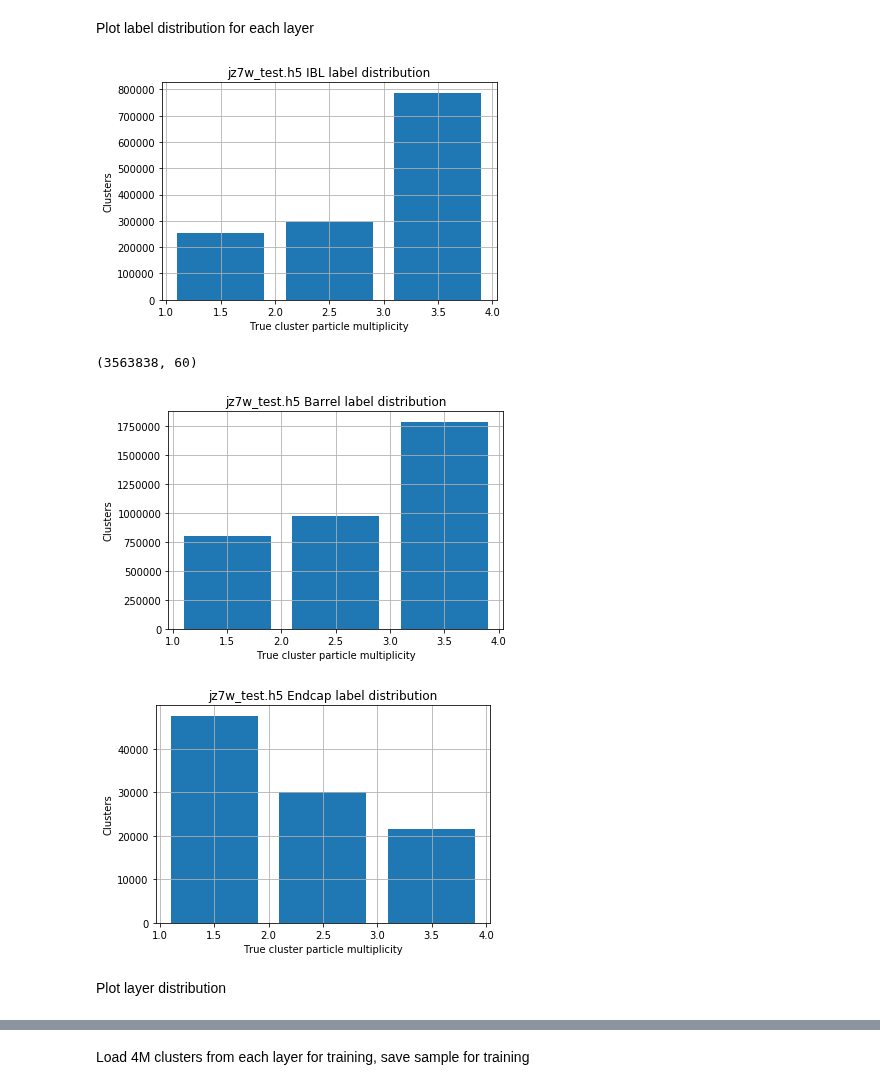
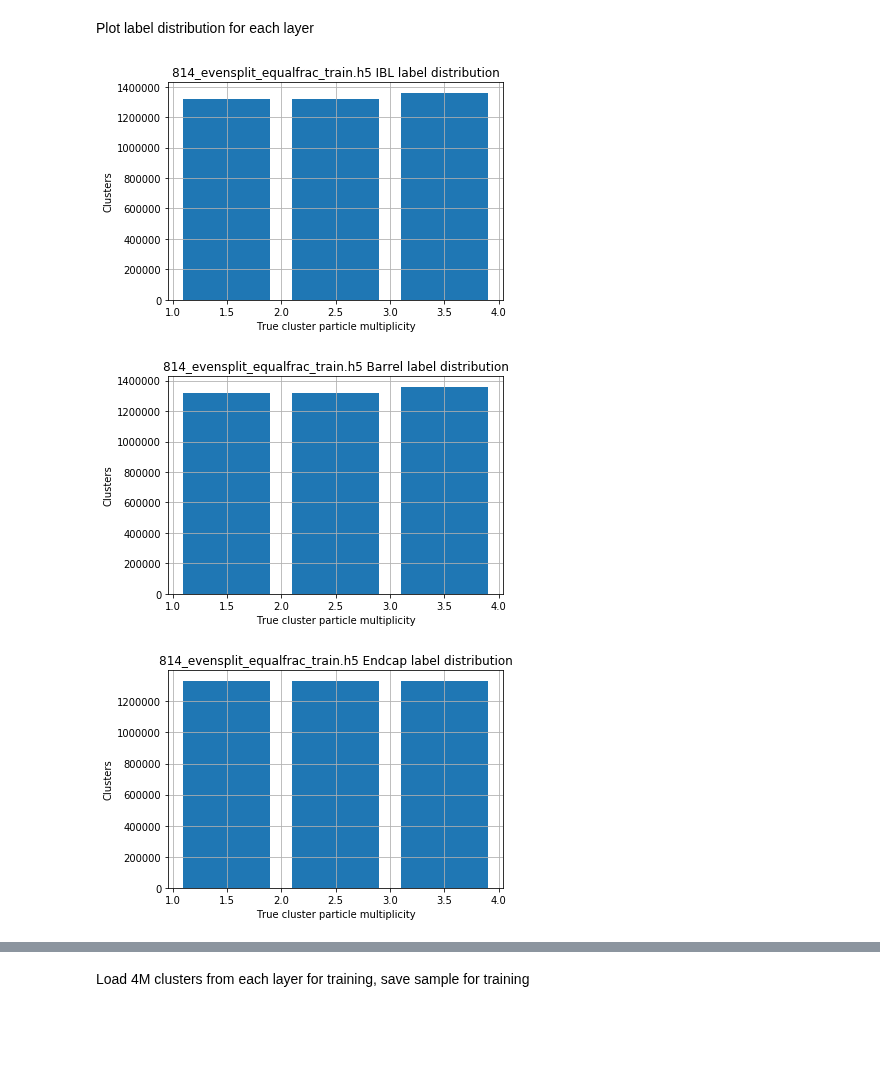
Before and after one commit to Chkoda/pixel-NN, a Jupyter notebook: Split Dataset.ipynb, the cells around one changed output, grey strips where cells are left out. Cells and saved outputs as stored; diff of their text form; code cells hidden in the pictures; blank space fills up the shorter version.

Commit message:
814 model train, clean directories

```diff
--- a/Split Dataset.ipynb
+++ b/Split Dataset.ipynb
@@ -30,12 +31,13 @@ args = Option(
 
 Load from one file
 # %%
-infile = 'jz7w_test.h5'
+datadir = 'data/'
+infile = '814_evensplit_equalfrac_train.h5'
 #infile = 'newjz7wwithoutflip.h5'
 
 logging.info(f'Loading data from data/{infile}')
 
-with h5.File('data/'+infile, 'r') as data:
+with h5.File(datadir+infile, 'r') as data:
     data_x = data['input'][()]
     data_y = data['target'][()]
 # %% [markdown]
@@ -62,63 +90,41 @@ plt.close()
 # %% [markdown]
 Plot label distribution for each layer
 # %%
-IBLMask = np.logical_and(data_x[:,56]==0, data_x[:,57]==0)
-data_y_copy = np.copy(data_y[IBLMask])
-data_y_copy[:,1] *= 2
-data_y_copy[:,2] *= 3
-data_y_copy = data_y_copy[:,0] + data_y_copy[:,1] + data_y_copy[:,2]
-hist = np.histogram(data_y_copy, bins=[0,1.5,2.5,3.5])
+hist = np.histogram(data_y_copy[IBLMask], bins=[0,1.5,2.5,3.5])
 
 plt.bar(hist[1][1:], hist[0])
 plt.ylabel(f"Clusters")
 plt.xlabel(f"True cluster particle multiplicity")
 plt.grid(True)
 plt.title(f'{infile} IBL label distribution')
-plt.savefig(f'output/{infile}_IBL_label_distribution.png')
+plt.savefig(f'{outDir}{infile}_IBL_label_distribution.png')
 plt.show()
 plt.close()
 # %% [output]
-[figure, old version]
+[figure, new version]
-# %%
-BarrelMask = np.logical_and(data_x[:,56]!=0, data_x[:,57]==0)
-data_x[BarrelMask].shape
-# %% [output]
-(3563838, 60)
 # %%
-BarrelMask = np.logical_and(data_x[:,56]!=0, data_x[:,57]==0)
-data_y_copy = np.copy(data_y[BarrelMask])
-data_y_copy[:,1] *= 2
-data_y_copy[:,2] *= 3
-data_y_copy = data_y_copy[:,0] + data_y_copy[:,1] + data_y_copy[:,2]
-hist = np.histogram(data_y_copy, bins=[0,1.5,2.5,3.5])
+hist = np.histogram(data_y_copy[BarrelMask], bins=[0,1.5,2.5,3.5])
 
 plt.bar(hist[1][1:], hist[0])
 plt.ylabel(f"Clusters")
 plt.xlabel(f"True cluster particle multiplicity")
 plt.grid(True)
 plt.title(f'{infile} Barrel label distribution')
-plt.savefig(f'output/{infile}_Barrel_label_distribution.png')
+plt.savefig(f'{outDir}{infile}_Barrel_label_distribution.png')
 plt.show()
 plt.close()
 # %% [output]
-[figure, old version]
+[figure, new version]
 # %%
-EndcapMask = data_x[:,57]!=0
-data_y_copy = np.copy(data_y[EndcapMask])
-data_y_copy[:,1] *= 2
-data_y_copy[:,2] *= 3
-data_y_copy = data_y_copy[:,0] + data_y_copy[:,1] + data_y_copy[:,2]
-hist = np.histogram(data_y_copy, bins=[0,1.5,2.5,3.5])
+hist = np.histogram(data_y_copy[EndcapMask], bins=[0,1.5,2.5,3.5])
 
 plt.bar(hist[1][1:], hist[0])
 plt.ylabel(f"Clusters")
 plt.xlabel(f"True cluster particle multiplicity")
 plt.grid(True)
 plt.title(f'{infile} Endcap label distribution')
-plt.savefig(f'output/{infile}_Endcap_label_distribution.png')
+plt.savefig(f'{outDir}{infile}_Endcap_label_distribution.png')
 plt.show()
 plt.close()
 # %% [output]
-[figure, old version]
+[figure, new version]
-# %% [markdown]
-Plot layer distribution
```
Also changed, not shown: parts of 21 cells of this notebook, 42 other files.
